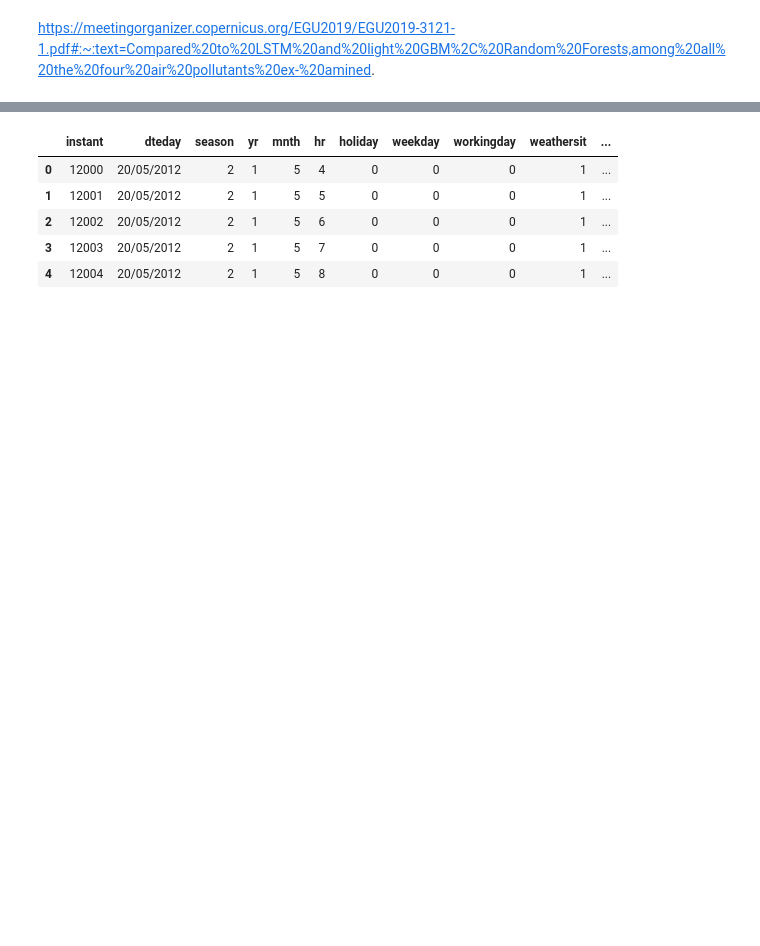
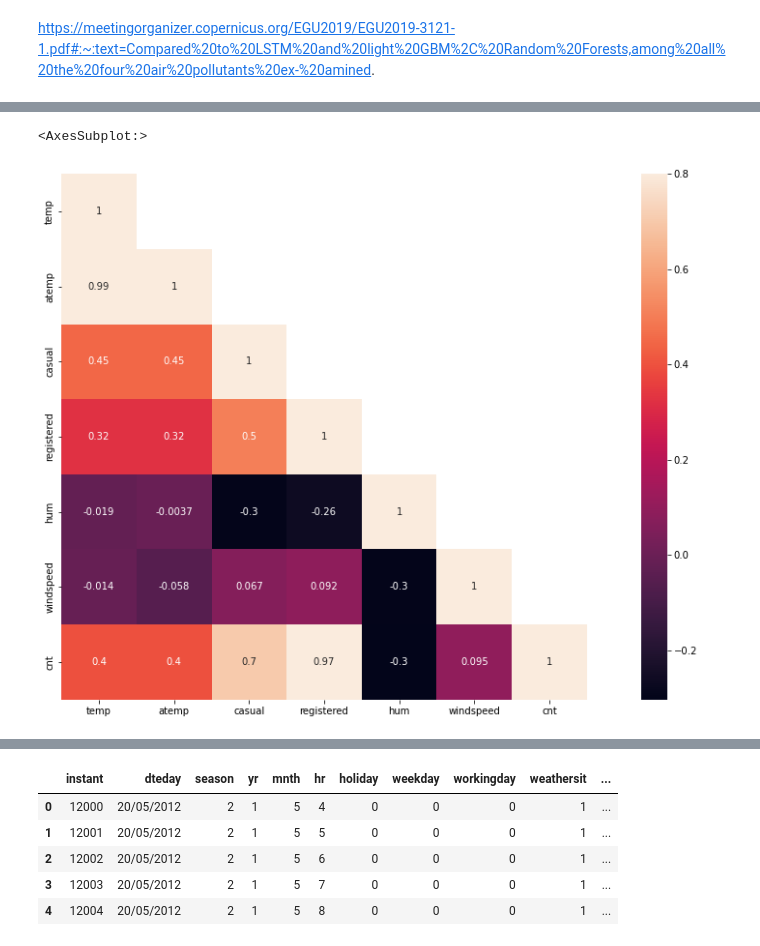
Before and after one commit to eloyina/hackaton, a Jupyter notebook: hackaton.ipynb, the cells around one changed output, grey strips where cells are left out. Saved outputs shown, nothing was run; the diff lists cells and outputs as text; code cells hidden in the pictures; blank space fills up the shorter version.

```diff
--- a/hackaton.ipynb
+++ b/hackaton.ipynb
@@ -106,0 +129,10 @@ dtype: int64
+# %%
+corrMatt = train_df[["temp","atemp","casual","registered","hum","windspeed","cnt"]].corr()
+mask = np.array(corrMatt)
+mask[np.tril_indices_from(mask)] = False
+fig,ax= plt.subplots()
+fig.set_size_inches(20,10)
+sn.heatmap(corrMatt, mask=mask,vmax=.8, square=True,annot=True)
+# %% [output]
+<AxesSubplot:>
+[figure, added]
```
Also changed, not shown: parts of 58 cells of this notebook.
